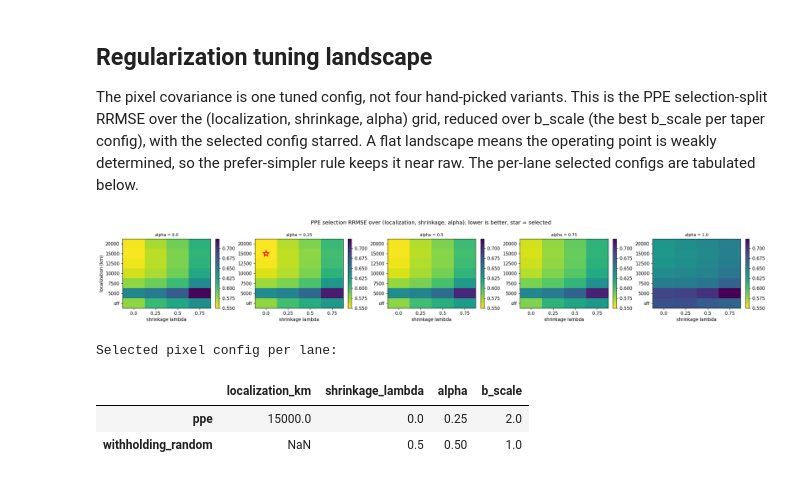
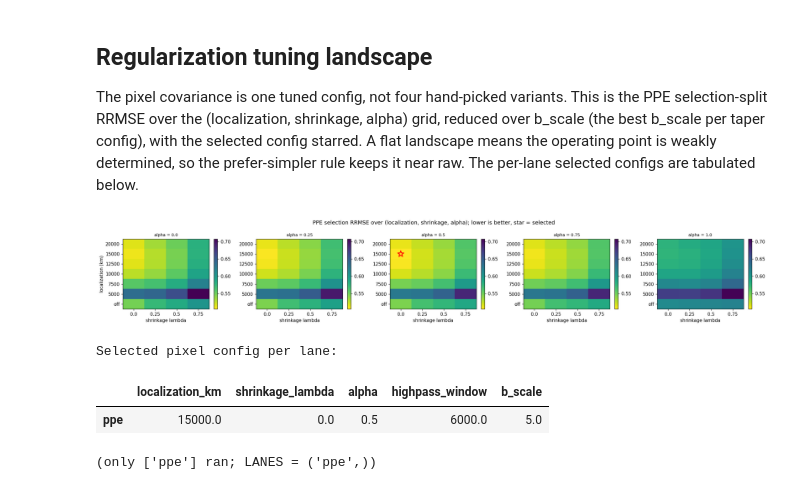
Before and after one commit to evgeni-g-georgiev/sparse_paleoclimate_field_reconstruction, a Jupyter notebook: notebooks/07_3dvar.ipynb, the cells around one changed output. Cells and saved outputs as stored; diff of their text form; code cells hidden in the pictures.

```diff
--- a/notebooks/07_3dvar.ipynb
+++ b/notebooks/07_3dvar.ipynb
@@ -193,40 +207,45 @@ fig, axes = plt.subplots(1, len(alphas), figsize=(4.2 * len(alphas), 3.4), squee
 for ai, a in enumerate(alphas):
     ax = axes[0, ai]
     grid = np.full((len(locs), len(lams)), np.nan)
     for li, lk in enumerate(locs):
         for mi, m in enumerate(lams):
             v = prof[(prof["loc_km"] == lk) & (prof["shrinkage_lambda"] == m)
                      & (prof["alpha"] == a)]["value"]
             if len(v):
                 grid[li, mi] = v.iloc[0]
     im = ax.imshow(grid, origin="lower", cmap="viridis_r", vmin=vmin, vmax=vmax, aspect="auto")
     ax.set_xticks(range(len(lams))); ax.set_xticklabels(lams)
     ax.set_yticks(range(len(locs))); ax.set_yticklabels(loc_lab)
     ax.set_xlabel("shrinkage lambda")
     if ai == 0:
         ax.set_ylabel("localization (km)")
     ax.set_title(f"alpha = {a}", fontsize=9)
     if abs(a - win["alpha"]) < 1e-9 and win_loc in locs and win["shrinkage_lambda"] in lams:
         ax.scatter([lams.index(win["shrinkage_lambda"])], [locs.index(win_loc)],
                    s=200, marker="*", facecolors="none", edgecolors="red", linewidths=1.8)
     fig.colorbar(im, ax=ax, fraction=0.046)
+# The landscape is reduced over b_scale AND over the band-pass window, so with a widened
+# HIGHPASS_GRID each tile is that taper's best window rather than a single covariance.
 fig.suptitle("PPE selection RRMSE over (localization, shrinkage, alpha); lower is better, star = selected")
 fig.tight_layout()
 fig.savefig(str(FIG / "tuning_landscape_ppe.png"), dpi=110, bbox_inches="tight")
 plt.show()
 
-# Selected config per lane.
+# Selected config per lane, for whichever lanes this run produced.
 lanes = [("ppe", "ppe_config.json"),
          ("withholding_random", "withholding_random_config.json")]
-winners = {lane: json.load(open(OUT / "3dvar_pixel" / fn))["selected"] for lane, fn in lanes}
+winners = {lane: json.load(open(OUT / "3dvar_pixel" / fn))["selected"]
+           for lane, fn in lanes if (OUT / "3dvar_pixel" / fn).exists()}
 print("Selected pixel config per lane:")
 display(pd.DataFrame(winners).T)
+if len(winners) < len(lanes):
+    print(f"(only {sorted(winners)} ran; LANES = {LANES})")
 # %% [output]
-[figure, old version]
+[figure, new version]
 Selected pixel config per lane:
-|  | localization_km | shrinkage_lambda | alpha | b_scale |
-| ppe | 15000.0 | 0.0 | 0.25 | 2.0 |
-| withholding_random | NaN | 0.5 | 0.50 | 1.0 |
+|  | localization_km | shrinkage_lambda | alpha | highpass_window | b_scale |
+| ppe | 15000.0 | 0.0 | 0.5 | 6000.0 | 5.0 |
+(only ['ppe'] ran; LANES = ('ppe',))
 # %% [markdown]
 ## Reading
 
```
Also changed, not shown: parts of 5 cells of this notebook, 2 other files.
